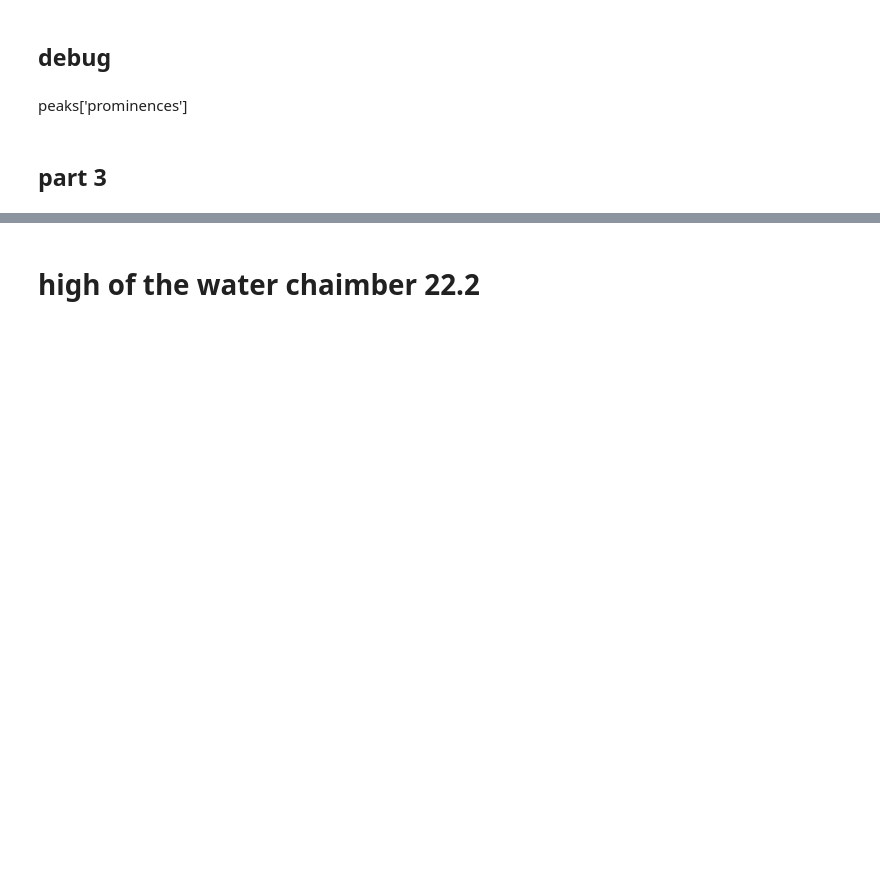
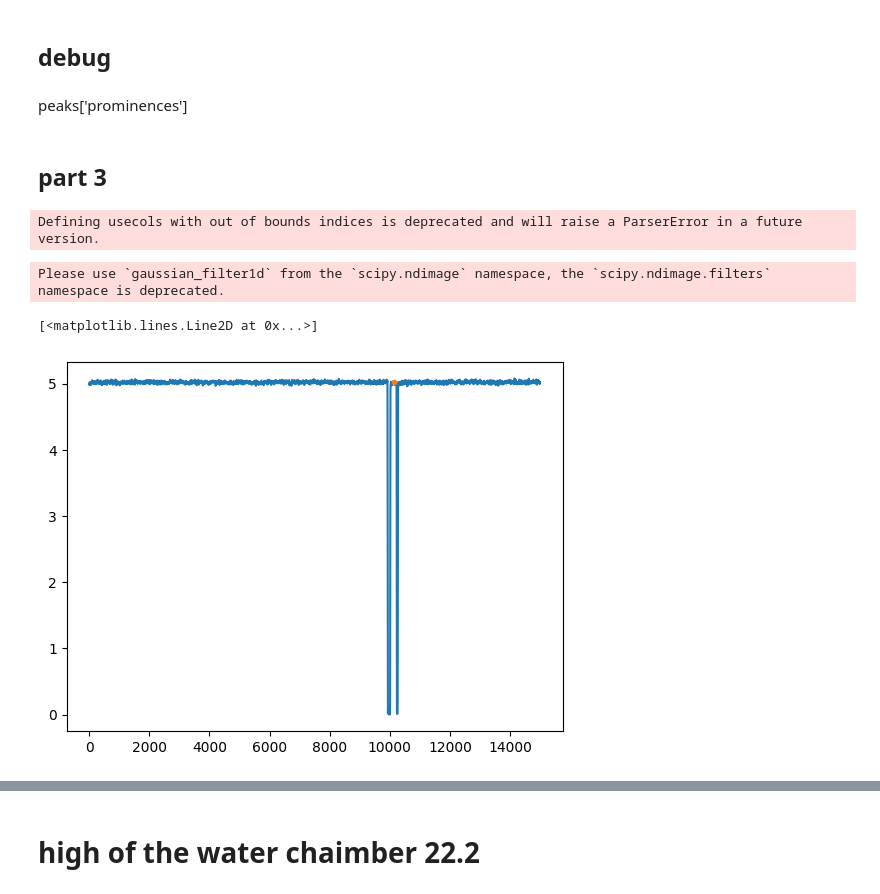
Before and after one commit to nilnil47/chaos, a Jupyter notebook: chaos.ipynb, the cells around one changed output, grey strips where cells are left out. Drawn from its saved outputs; the diff is of its cells as text; code cells hidden in the pictures; blank space fills up the shorter version.

```diff
--- a/chaos.ipynb
+++ b/chaos.ipynb
@@ -525,3 +528,36 @@ plt.plot(pdf['vt'], pdf['vd'], '.')
 # plt.plot()
 # %% [markdown]
 ## part 3
+# %%
+df = load_csv('flow.csv')
+# %% [output]
+Defining usecols with out of bounds indices is deprecated and will raise a ParserError in a future version.
+# %%
+from scipy.signal import find_peaks
+from scipy.ndimage.filters import gaussian_filter1d
+
+def load_csv(name):
+    df = pd.read_csv(name, header=None, usecols=[3, 4], names=['t', 'v'],float_precision='round_trip')
+    df = df.dropna()
+    return df
+
+df = load_csv('flow.csv')
+# %% [output]
+Please use `gaussian_filter1d` from the `scipy.ndimage` namespace, the `scipy.ndimage.filters` namespace is deprecated.
+# %%
+sdf = df[:15000]
+
+v = sdf['v']
+v = gaussian_filter1d(v, sigma=3)
+peaks_x, peaks_y = find_peaks(v, height=0, width = 50, prominence=0.22)
+peaks_y = peaks_y['peak_heights']
+# peaks = signal.find_peaks(-1*df['vd'], height=0, width = 50, rel_height=10, prominence=0.22)
+
+# mean_distance = 0.8 * (given_peaks_time[1] - given_peaks_time[0])
+# measured_peaks, measured_peaks_time = find_peaks(measured_voltage, distance=mean_distance)
+plt.plot(v)
+plt.plot(peaks_x, peaks_y, '.')
+# print(peaks_y)
+# %% [output]
+[<matplotlib.lines.Line2D at 0x...>]
+[figure, added]
```
Also changed, not shown: parts of 2 cells of this notebook, 1 other file.
